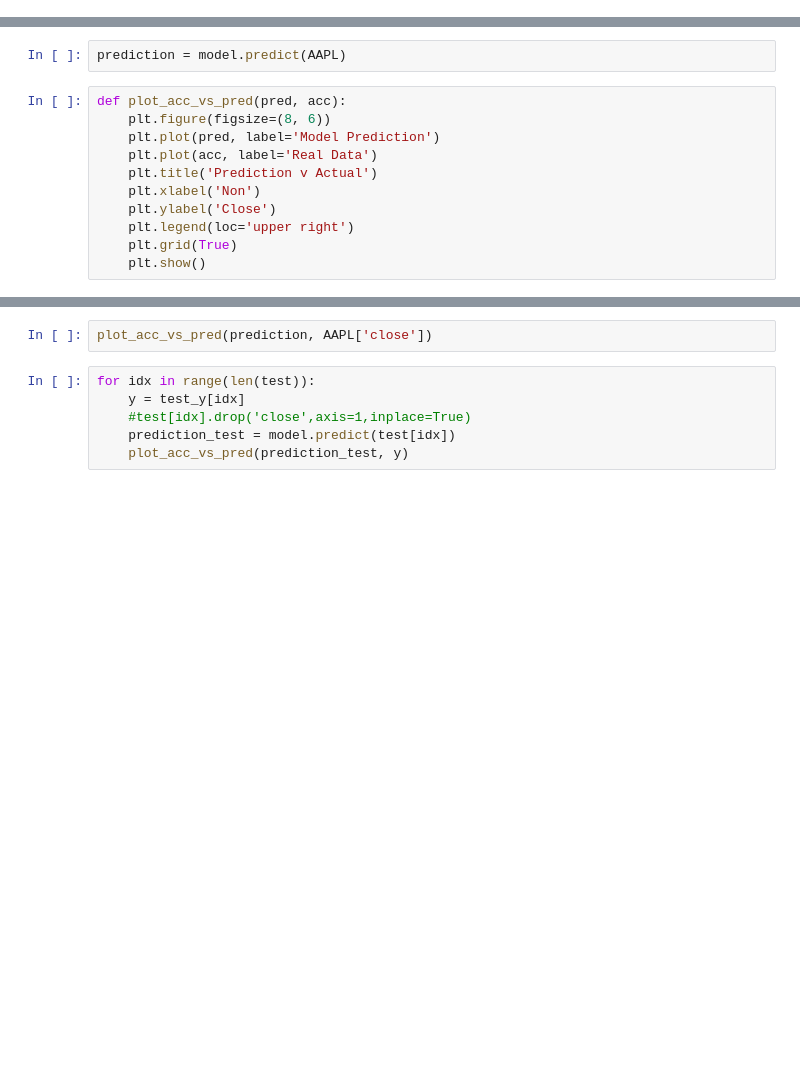
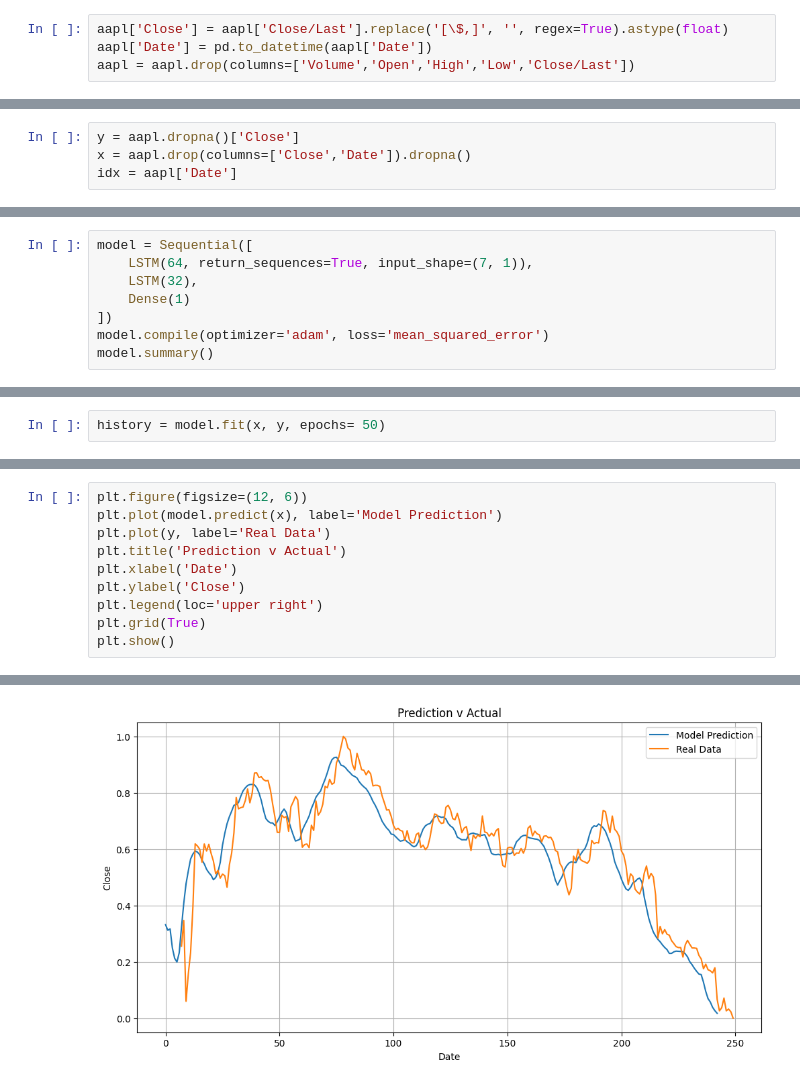
Before and after one commit to ItsRithvik/DAE_Project, a Jupyter notebook: machine_learning_1/stock-predictor-dae.ipynb, the cells around one changed output, grey strips where cells are left out. Saved outputs shown, nothing was run; the diff lists cells and outputs as text; blank space fills up the shorter version.

```diff
--- a/machine_learning_1/stock-predictor-dae.ipynb
+++ b/machine_learning_1/stock-predictor-dae.ipynb
@@ -313,0 +37,4 @@ KeyboardInterrupt:
+# %%
+aapl['Close'] = aapl['Close/Last'].replace('[\$,]', '', regex=True).astype(float)
+aapl['Date'] = pd.to_datetime(aapl['Date'])
+aapl = aapl.drop(columns=['Volume','Open','High','Low','Close/Last'])
@@ -313,0 +97,4 @@ KeyboardInterrupt:
+# %%
+y = aapl.dropna()['Close']
+x = aapl.drop(columns=['Close','Date']).dropna()
+idx = aapl['Date']
@@ -313,0 +132,8 @@ KeyboardInterrupt:
+# %%
+model = Sequential([
+    LSTM(64, return_sequences=True, input_shape=(7, 1)),
+    LSTM(32),
+    Dense(1)
+])
+model.compile(optimizer='adam', loss='mean_squared_error')
+model.summary()
@@ -313,0 +154,2 @@ KeyboardInterrupt:
+# %%
+history = model.fit(x, y, epochs= 50)
@@ -323,13 +185,11 @@ plt.show()
-# %%
-prediction = model.predict(AAPL)
 # %%
-def plot_acc_vs_pred(pred, acc):
-    plt.figure(figsize=(8, 6))
-    plt.plot(pred, label='Model Prediction')
-    plt.plot(acc, label='Real Data')
-    plt.title('Prediction v Actual')
-    plt.xlabel('Non')
-    plt.ylabel('Close')
-    plt.legend(loc='upper right')
-    plt.grid(True)
-    plt.show()
+plt.figure(figsize=(12, 6))
+plt.plot(model.predict(x), label='Model Prediction')
+plt.plot(y, label='Real Data')
+plt.title('Prediction v Actual')
+plt.xlabel('Date')
+plt.ylabel('Close')
+plt.legend(loc='upper right')
+plt.grid(True)
+plt.show()
+# %% [output]
@@ -336,8 +197 @@ def plot_acc_vs_pred(pred, acc):
+[figure, added]
-# %%
-plot_acc_vs_pred(prediction, AAPL['close'])
-# %%
-for idx in range(len(test)):
-    y = test_y[idx]
-    #test[idx].drop('close',axis=1,inplace=True)
-    prediction_test = model.predict(test[idx])
-    plot_acc_vs_pred(prediction_test, y)
```
Also changed, not shown: parts of 35 cells of this notebook, 1 other file.
